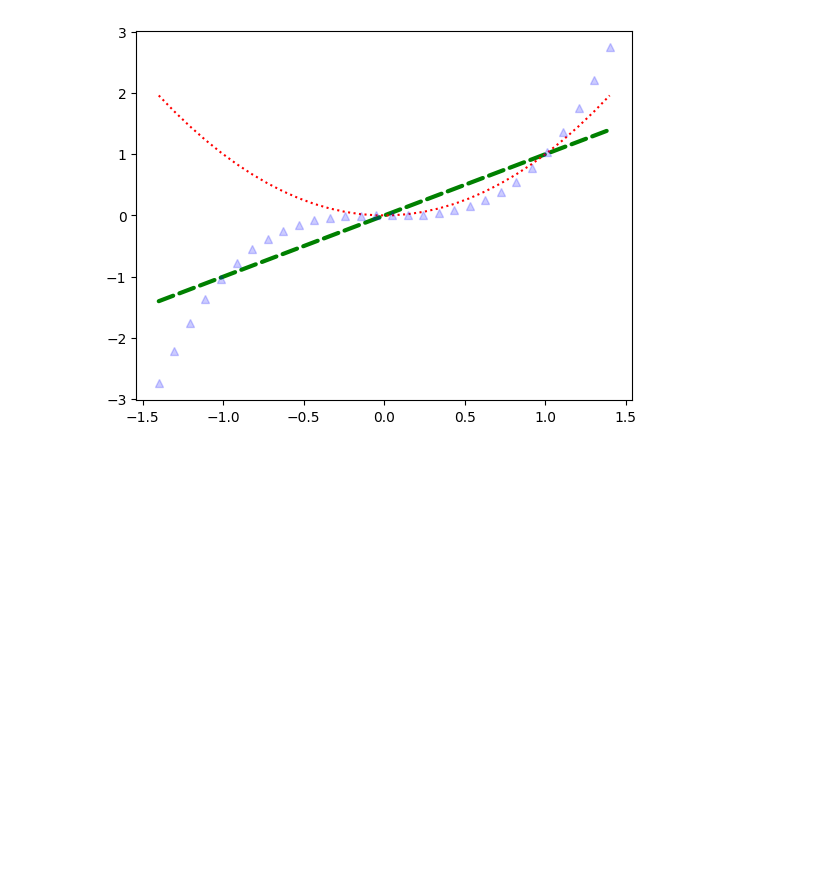
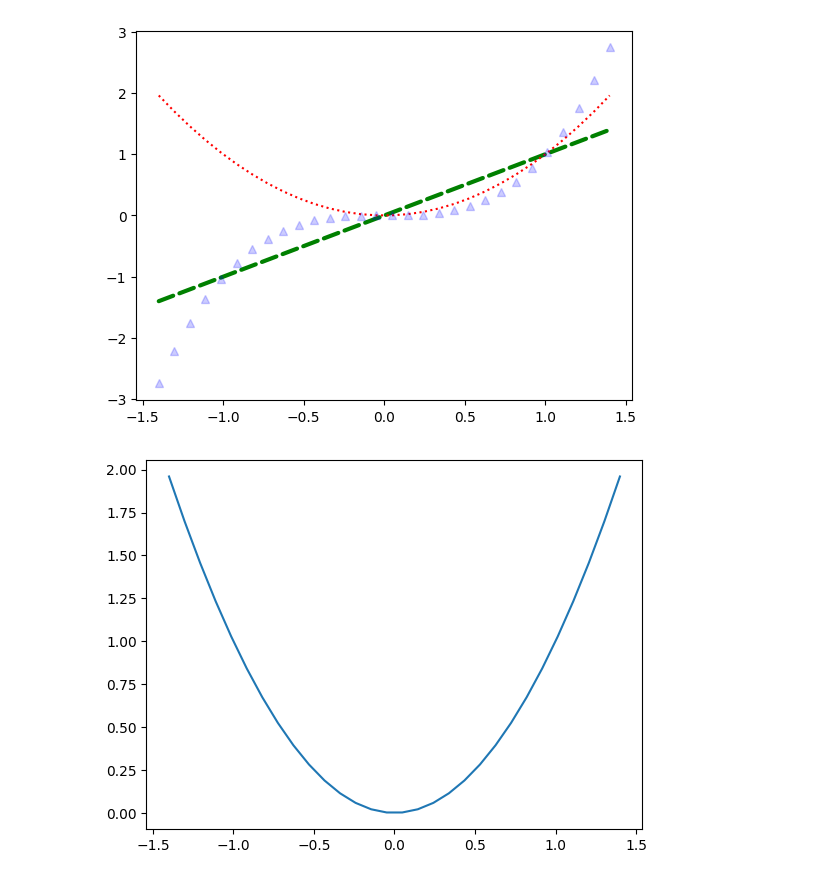
Before and after one commit to proutkarsh3104/Machine-learning-book, a Jupyter notebook: tutorials/matplotlib.ipynb, the cells around one changed output. Drawn from its saved outputs; the diff is of its cells as text; code cells hidden in the pictures; blank space fills up the shorter version.

```diff
--- a/tutorials/matplotlib.ipynb
+++ b/tutorials/matplotlib.ipynb
@@ -83,3 +83,9 @@ line3.set_alpha(0.2)
 plt.show()
 # %% [output]
 [figure]
+# %%
+x = np.linspace(-1.4,1.4,30)
+plt.plot(x,x**2)
+plt.savefig('my_squared_function.png',transparent=True)
+# %% [output]
+[figure, added]
```
Also changed, not shown: parts of 5 cells of this notebook, 1 other file.
